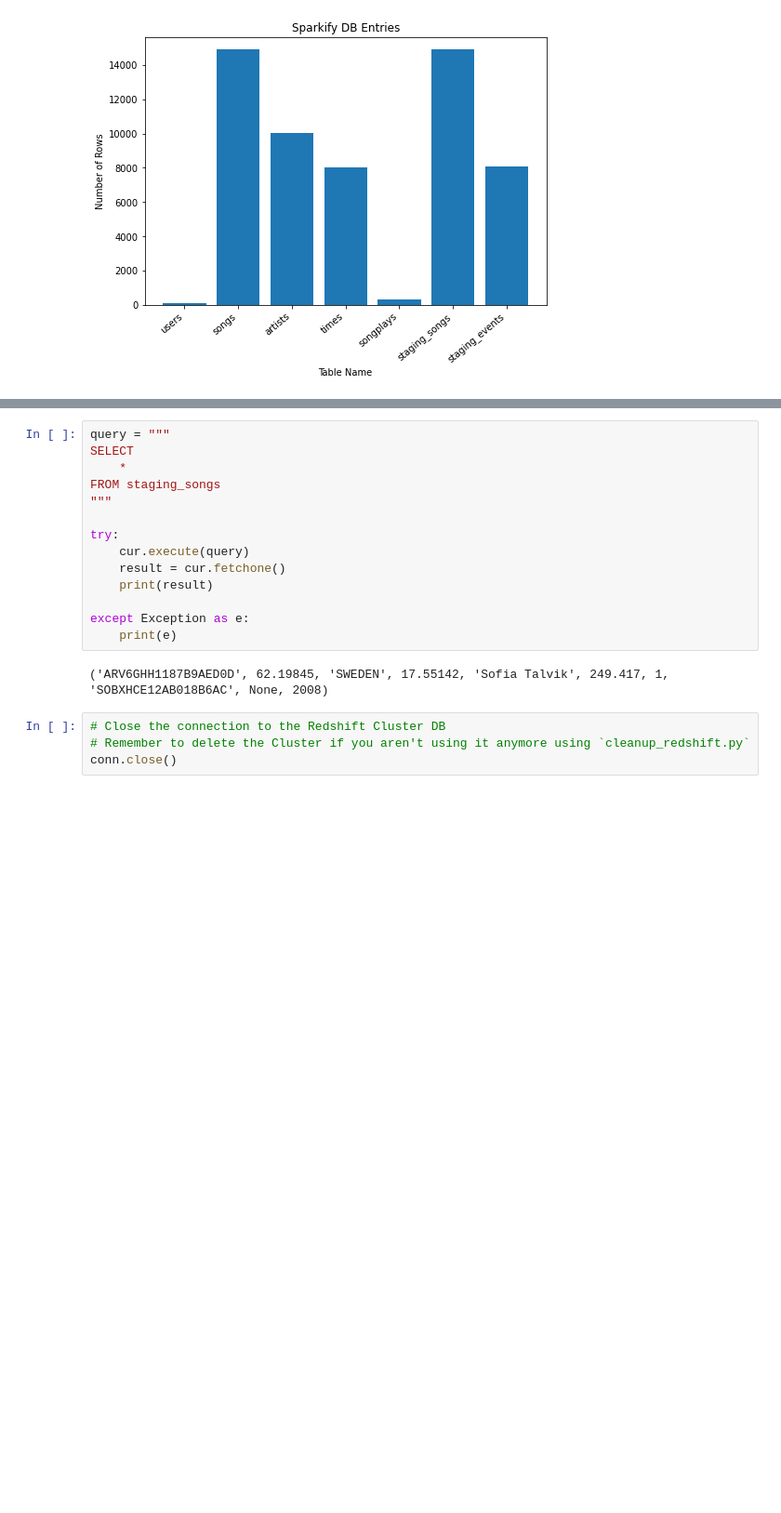
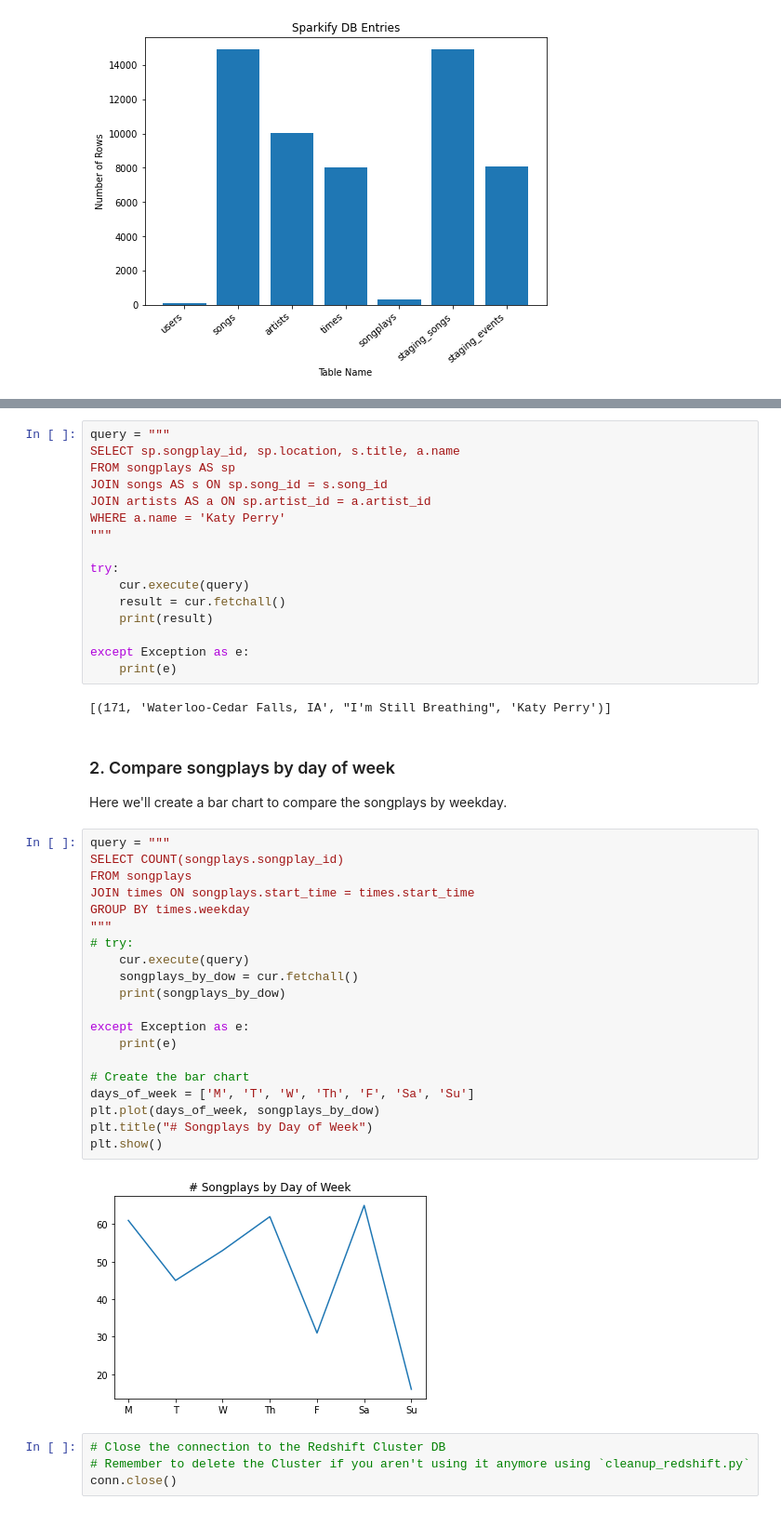
Before and after one commit to julianazhu/sparkify-redshift-etl, a Jupyter notebook: dashboard.ipynb, the cells around one changed output, grey strips where cells are left out. Shown: that part at 93% size. Drawn from its saved outputs; the diff is of its cells as text; blank space fills up the shorter version.

```diff
--- a/dashboard.ipynb
+++ b/dashboard.ipynb
@@ -172,19 +181,46 @@ table_counts= [105, 14896, 10025, 8023, 333, 14896, 8056]
 # %%
 query = """
-SELECT
-    *
-FROM staging_songs
+SELECT sp.songplay_id, sp.location, s.title, a.name
+FROM songplays AS sp
+JOIN songs AS s ON sp.song_id = s.song_id
+JOIN artists AS a ON sp.artist_id = a.artist_id
+WHERE a.name = 'Katy Perry'
 """
 
 try:
     cur.execute(query)
-    result = cur.fetchone()
+    result = cur.fetchall()
     print(result)
 
 except Exception as e:
     print(e)
 # %% [output]
-('ARV6GHH1187B9AED0D', 62.19845, 'SWEDEN', 17.55142, 'Sofia Talvik', 249.417, 1, 'SOBXHCE12AB018B6AC', None, 2008)
+[(171, 'Waterloo-Cedar Falls, IA', "I'm Still Breathing", 'Katy Perry')]
+# %% [markdown]
+### 2. Compare songplays by day of week
+Here we'll create a bar chart to compare the songplays by weekday.
+# %%
+query = """
+SELECT COUNT(songplays.songplay_id)
+FROM songplays
+JOIN times ON songplays.start_time = times.start_time
+GROUP BY times.weekday
+"""
+# try:
+    cur.execute(query)
+    songplays_by_dow = cur.fetchall()
+    print(songplays_by_dow)
+
+except Exception as e:
+    print(e)
+
+# Create the bar chart
+days_of_week = ['M', 'T', 'W', 'Th', 'F', 'Sa', 'Su']
+plt.plot(days_of_week, songplays_by_dow)
+plt.title("# Songplays by Day of Week")
+plt.show()
+# %% [output]
+[figure, added]
 # %%
 # Close the connection to the Redshift Cluster DB
 # Remember to delete the Cluster if you aren't using it anymore using `cleanup_redshift.py`
```
Also changed, not shown: parts of 7 cells of this notebook, 3 other files.
